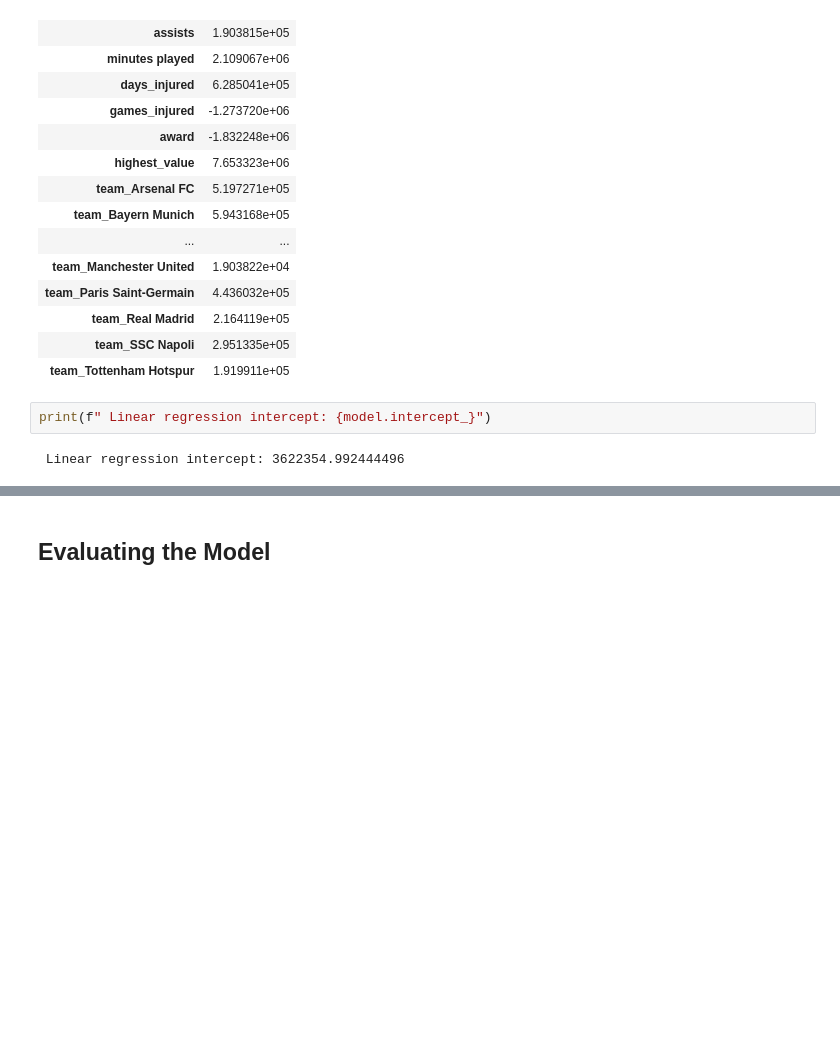
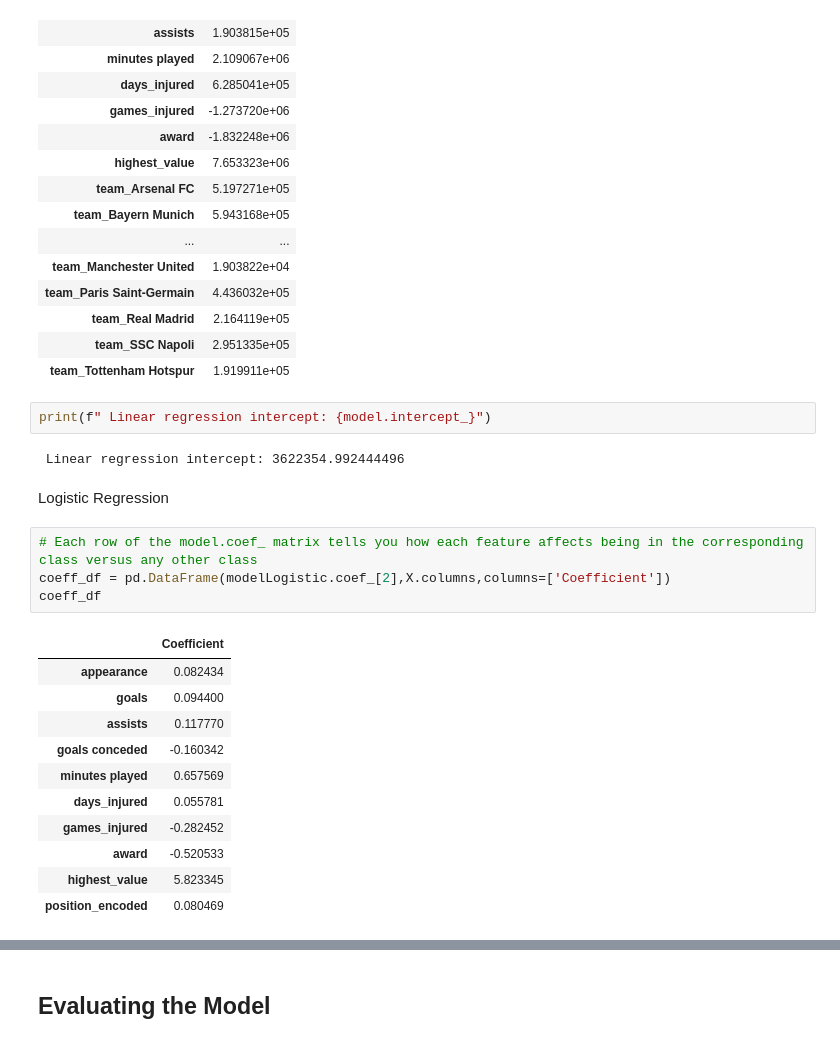
Before and after one commit to Tuwaiq-DS-ML-bootcamp-V-9/Usecase-7, a Jupyter notebook: EDA_explain_template.ipynb, the cells around one changed output, grey strips where cells are left out. Drawn from its saved outputs; the diff is of its cells as text; blank space fills up the shorter version.

```diff
--- a/EDA_explain_template.ipynb
+++ b/EDA_explain_template.ipynb
@@ -678,3 +871,21 @@ coeff_df
 print(f" Linear regression intercept: {model.intercept_}")
 # %% [output]
  Linear regression intercept: 3622354.992444496
+# %% [markdown]
+Logistic Regression
+# %%
+# Each row of the model.coef_ matrix tells you how each feature affects being in the corresponding class versus any other class
+coeff_df = pd.DataFrame(modelLogistic.coef_[2],X.columns,columns=['Coefficient'])
+coeff_df
+# %% [output]
+|  | Coefficient |
+| appearance | 0.082434 |
+| goals | 0.094400 |
+| assists | 0.117770 |
+| goals conceded | -0.160342 |
+| minutes played | 0.657569 |
+| days_injured | 0.055781 |
+| games_injured | -0.282452 |
+| award | -0.520533 |
+| highest_value | 5.823345 |
+| position_encoded | 0.080469 |
```
Also changed, not shown: parts of 66 cells of this notebook.
